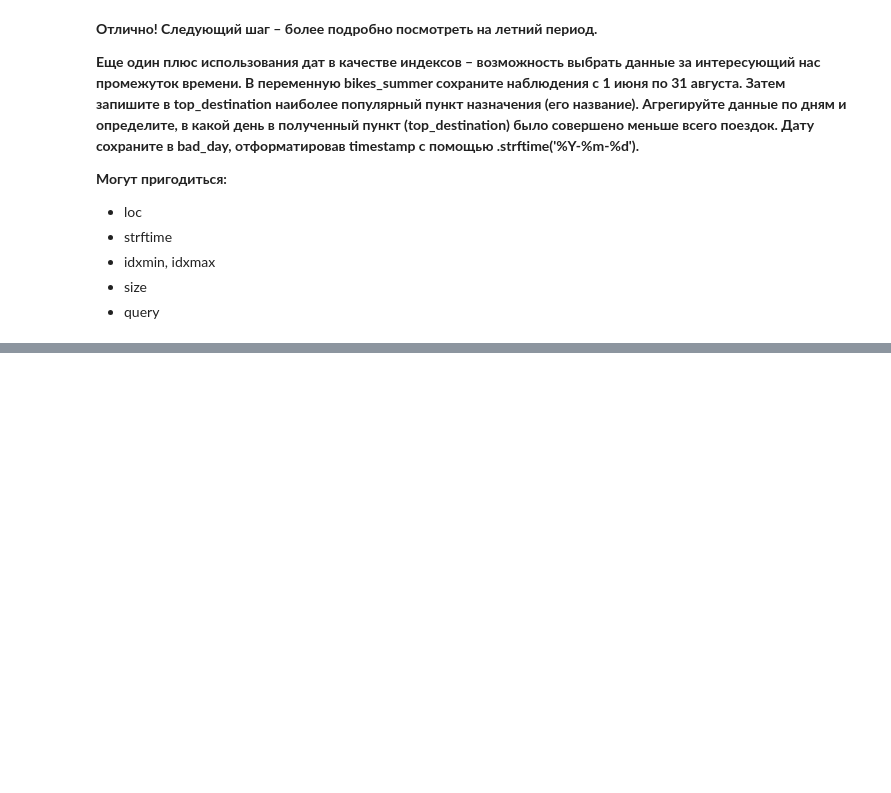
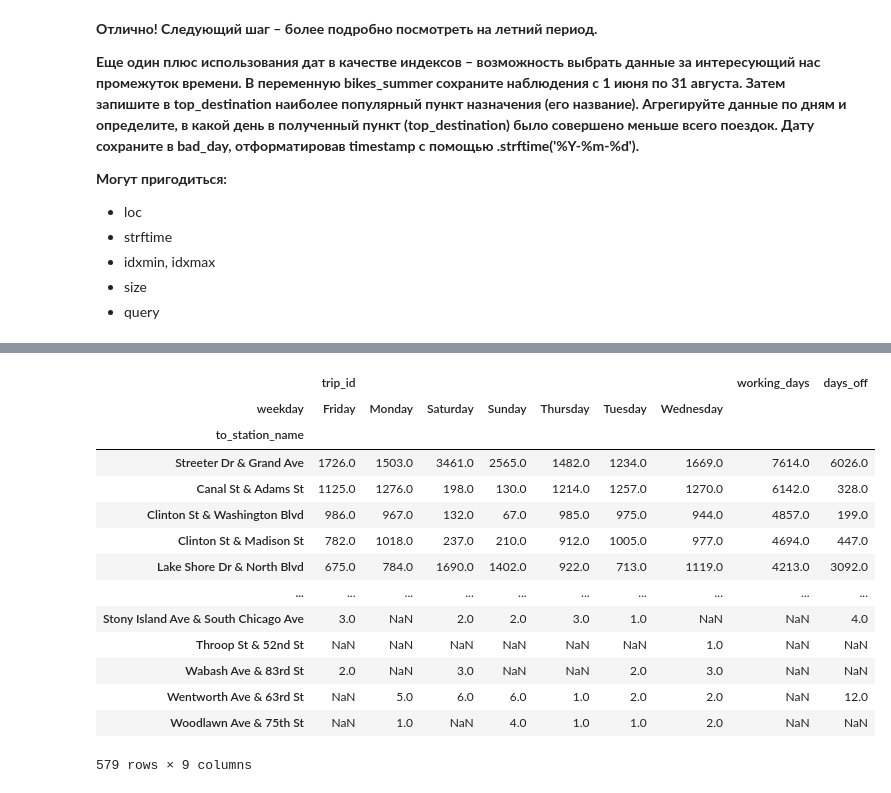
Before and after one commit to KirillRepin23/KirillRepin23, a Jupyter notebook: Python/Improved_Python_Lesson_8_Time_Bikes.ipynb, the cells around one changed output, grey strips where cells are left out. Saved outputs shown, nothing was run; the diff lists cells and outputs as text; code cells hidden in the pictures; blank space fills up the shorter version.

```diff
--- a/Python/Improved_Python_Lesson_8_Time_Bikes.ipynb
+++ b/Python/Improved_Python_Lesson_8_Time_Bikes.ipynb
@@ -324,0 +434,20 @@ br[br.Customer > br.Subscriber]
+# %%
+# Наиболее популярный пункт назначения в рабочие дни
+
+days.sort_values('working_days', ascending = False)
+# %% [output]
+|  | trip_id |  |  |  |  |  |  | working_days | days_off |
+| weekday | Friday | Monday | Saturday | Sunday | Thursday | Tuesday | Wednesday |  |  |
+| to_station_name |  |  |  |  |  |  |  |  |  |
+| Streeter Dr & Grand Ave | 1726.0 | 1503.0 | 3461.0 | 2565.0 | 1482.0 | 1234.0 | 1669.0 | 7614.0 | 6026.0 |
+| Canal St & Adams St | 1125.0 | 1276.0 | 198.0 | 130.0 | 1214.0 | 1257.0 | 1270.0 | 6142.0 | 328.0 |
+| Clinton St & Washington Blvd | 986.0 | 967.0 | 132.0 | 67.0 | 985.0 | 975.0 | 944.0 | 4857.0 | 199.0 |
+| Clinton St & Madison St | 782.0 | 1018.0 | 237.0 | 210.0 | 912.0 | 1005.0 | 977.0 | 4694.0 | 447.0 |
+| Lake Shore Dr & North Blvd | 675.0 | 784.0 | 1690.0 | 1402.0 | 922.0 | 713.0 | 1119.0 | 4213.0 | 3092.0 |
+| ... | ... | ... | ... | ... | ... | ... | ... | ... | ... |
+| Stony Island Ave & South Chicago Ave | 3.0 | NaN | 2.0 | 2.0 | 3.0 | 1.0 | NaN | NaN | 4.0 |
+| Throop St & 52nd St | NaN | NaN | NaN | NaN | NaN | NaN | 1.0 | NaN | NaN |
+| Wabash Ave & 83rd St | 2.0 | NaN | 3.0 | NaN | NaN | 2.0 | 3.0 | NaN | NaN |
+| Wentworth Ave & 63rd St | NaN | 5.0 | 6.0 | 6.0 | 1.0 | 2.0 | 2.0 | NaN | 12.0 |
+| Woodlawn Ave & 75th St | NaN | 1.0 | NaN | 4.0 | 1.0 | 1.0 | 2.0 | NaN | NaN |
+579 rows × 9 columns
```
Also changed, not shown: parts of 24 cells of this notebook.
